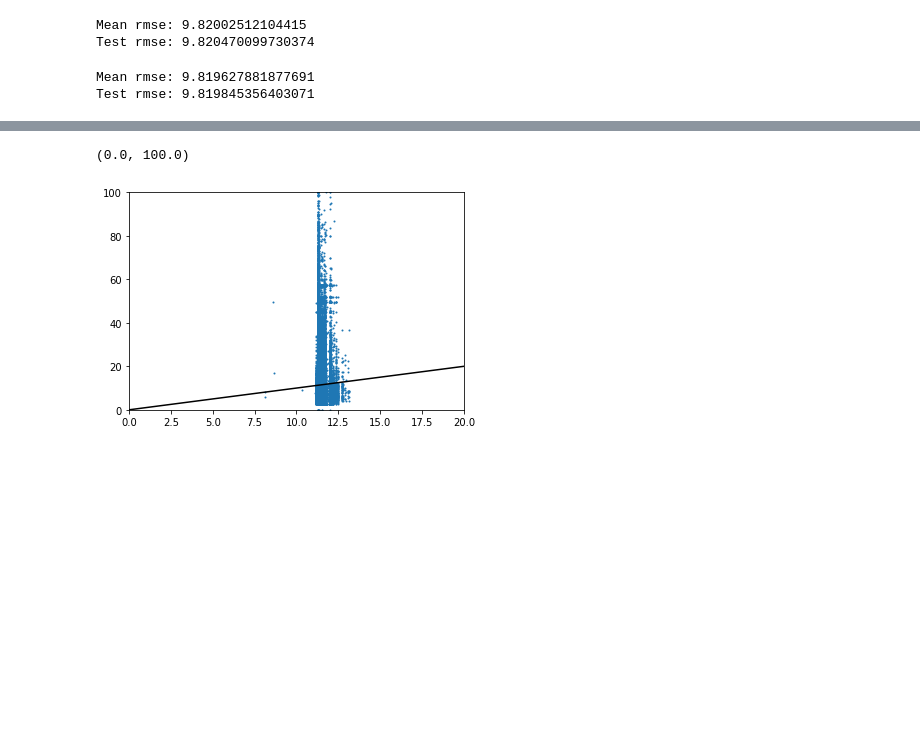
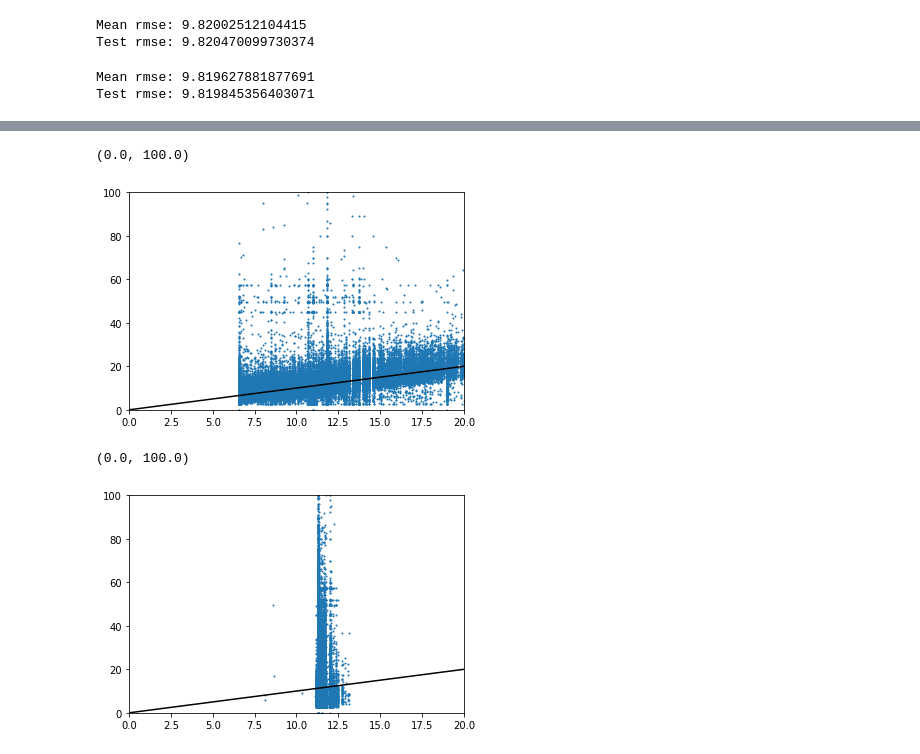
Before and after one commit to junya737/taxi-fare, a Jupyter notebook: scripts/main.ipynb, the cells around one changed output, grey strips where cells are left out. Drawn from its saved outputs; the diff is of its cells as text; code cells hidden in the pictures; blank space fills up the shorter version.

```diff
--- a/scripts/main.ipynb
+++ b/scripts/main.ipynb
@@ -211,22 +246,25 @@ test = change_dtype(test_raw)
 train = train.dropna(how="any", axis="rows")
 
 # Feature Engineering
-# train = add_distance(train)
-# test = add_distance(test)
+train = add_distance(train)
+test = add_distance(test)
+
+train = preprocess(train)
 
 y_train = train["fare_amount"]
-x_train = train.drop(["fare_amount"], axis="columns").drop(columns=["key", "pickup_datetime"])
+x_train = train.drop(["fare_amount"], axis="columns").drop(
+    columns=["key", "pickup_datetime"])
 x_test = test.drop(columns=["key", "pickup_datetime"])
 
 # Cross validation
 lgbm_params = {
-        'boosting_type': 'gbdt',
-        'num_leaves': 10,
-        "max_depth": 5,
-        'learning_rate': 0.01,
-        'n_estimators': 200,
-        'random_state': 42,
-    }
+    'boosting_type': 'gbdt',
+    'num_leaves': 10,
+    "max_depth": 5,
+    'learning_rate': 0.01,
+    'n_estimators': 200,
+    'random_state': 42,
+}
 
 lgbm = lgb.LGBMRegressor(**lgbm_params)
 lgbm_cv = my_cv(lgbm)
@@ -246,3 +332,13 @@ Test rmse: 5.240834030344283
+# %%
+y_pred, y_val = get_yy(lgbm, x_train, y_train)
+
+plt.scatter(y_pred, y_val, s=1)
+plt.plot([0, 100], [0, 100], color="black")
+plt.xlim(0, 20)
+plt.ylim(0, 100)
+# %% [output]
+(0.0, 100.0)
+[figure, added]
 # %%
 ridge = make_pipeline(RobustScaler(), Ridge(alpha=0.1))
 y_pred, y_val = get_yy(ridge, x_train, y_train)
```
Also changed, not shown: parts of 33 cells of this notebook.
